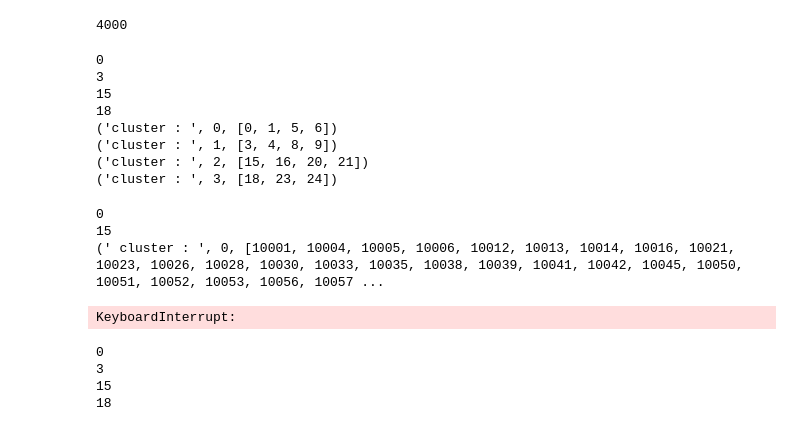
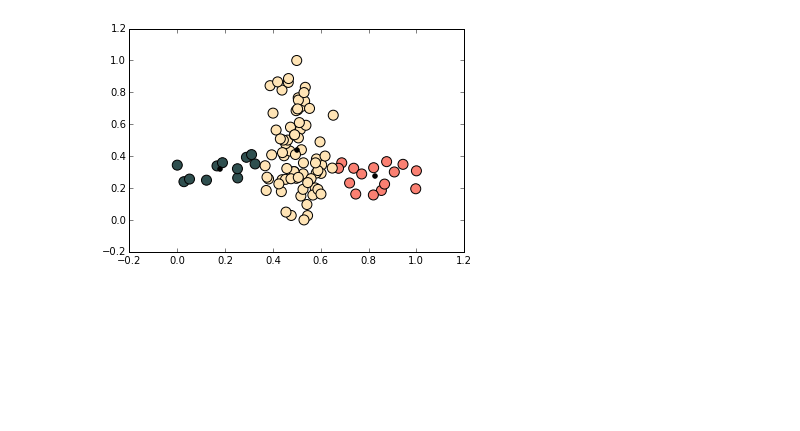
Before and after one commit to SLilani/Subspace-Clustering, a Jupyter notebook: clique.ipynb, the cells around one changed output. Drawn from its saved outputs; the diff is of its cells as text; code cells hidden in the pictures; blank space fills up the shorter version.

```diff
--- a/clique.ipynb
+++ b/clique.ipynb
@@ -246,7 +239,7 @@ class grid :
         return self.base
 
     # Renvoie le nom de l'attributs indice
-    def createGrid (self) :
+    def create_grid (self) :
         # Tableaux contennat la taille de chaque intervalles pour les dimensions
         l_array = self.base.max()
         h_array = self.base.min()
@@ -257,7 +250,8 @@ class grid :
 
         # Array contenant toutes les valeurs successives de chaque attribut dans chaque intervalle (dimension)
         array_bornes = np.array([list(h_array + intervalles * i) for i in range(self.nb_intervalles +1)])
-
+        array_bornes[0] -= 1
+        array_bornes[len(array_bornes) - 1 ] += 1
         # Liste contenant toutes les valeurs d'intervalles prises par chacune des cellules
         cell_values = comblistes(getIntervalles(array_bornes))
 
@@ -265,16 +259,16 @@ class grid :
                 u = unit(self.dim,self.dNames,i)
                 u.addLH(cell_values[i])
                 self.grille.append(u)
-        c = self.get_clusters([0,1])
-        for cc,v in c.items() :
-            print("cluster : ",cc,v)
+        res = self.get_clusters([1])
+        #print res
+        #return cell_values,array_bornes,intervalles
 
     # Fonction qui marque toutes les cellules dense pour un certaint taux et pour un ensemble de dimensions comme danse
     def mark_cells(self,dim) :
         for c in self.grille :
             if(c.is_a_dense_cell(self.base,dim,self.taux)) :
                 c.dense = True
-
+            else : c.dense = False
     # Fonction qui renvoie les Clusters et leurs Cellules pour un ensemble de dimensions donné
     def get_clusters(self,dim) :
         clusters = dict()
@@ -285,11 +279,11 @@ class grid :
         for c in self.grille :
             if(c.dense == True ) :
                 cells_marked.append(c)
-        #print("Les cellules denses sont : ",[c.id for c in cells_marked])
+        #print("Les cellules denses  pour  ",dim," sont : ",[(c.id,c.lh_Array) for c in cells_marked])
         key = 0
-        while(len(cells_marked) > 1 ):
+        while(len(cells_marked) > 0 ):
             r =cells_marked[0].all_connected(dim,self.grille)
-            print((cells_marked[0]).id)
+            #print((cells_marked[0]).id)
             del cells_marked[0]
             cell = cells_marked
             cells_marked =[]
@@ -315,8 +309,10 @@ class grid :
         points = []
         for i in range(len(cells)) :
             points += cells[i].get_points(dim,self.base)
+        points = list(set(points))
         df = pd.DataFrame(self.base.iloc[points[0:]])
         #print("centroide : " ,centroide(df))
+        #print "les points dans ",cells_ids," sont : ",points
         return points, centroide(df)
 
     # Fonction qui renvoie l'ensemble des points pour tous les cluster  (a partir de leurs cellules ) pour un ensemble de dimensions donné
@@ -364,3 +422,17 @@ class grid :
+# %%
+positive_pointsP = np.random.multivariate_normal(np.array([0,1]),np.array([[0,1],[0.08,0]]),50)
+negative_pointsP = np.random.multivariate_normal(np.array([0,0]),np.array([[1,0],[0,0.08]]),50)
+pointsP =pd.DataFrame(np.concatenate((positive_pointsP, negative_pointsP), axis=0))
+pointsP = normalisation(pointsP)
+# %%
+gp =grid(pointsP,3,0.001)
+gp.create_grid()
+# %%
+resP,resCentrP = gp.get_all_clusters_all_dim()
+# %%
+AffichagesClusters(resCentrP['01'],resP['01'],pointsP)
+# %% [output]
+[figure, added]
 # %%
 import matplotlib
 import colorsys
@@ -414,35 +486,3 @@ def affichageResults(les_centres, l_affectation,nb_iter,convergence) :
         print("Cluster",c," : ",v)
 
     AffichagesClusters(les_centres, l_affectation,points)
-# %%
-data = createXOR(1000,0.01)
-len(data)
-# %% [output]
-4000
-# %%
-g =grid(data,5,0.05)
-g.createGrid()
-# %% [output]
-0
-3
-15
-18
-('cluster : ', 0, [0, 1, 5, 6])
-('cluster : ', 1, [3, 4, 8, 9])
-('cluster : ', 2, [15, 16, 20, 21])
-('cluster : ', 3, [18, 23, 24])
-# %%
-
-res,resCentr = g.get_all_clusters_all_dim()
-# %% [output]
-0
-15
-(' cluster : ', 0, [10001, 10004, 10005, 10006, 10012, 10013, 10014, 10016, 10021, 10023, 10026, 10028, 10030, 10033, 10035, 10038, 10039, 10041, 10042, 10045, 10050, 10051, 10052, 10053, 10056, 10057 ...
-KeyboardInterrupt:
-# %%
-e = g.get_clusters([0,1])
-# %% [output]
-0
-3
-15
-18
```
Also changed, not shown: parts of 23 cells of this notebook.
